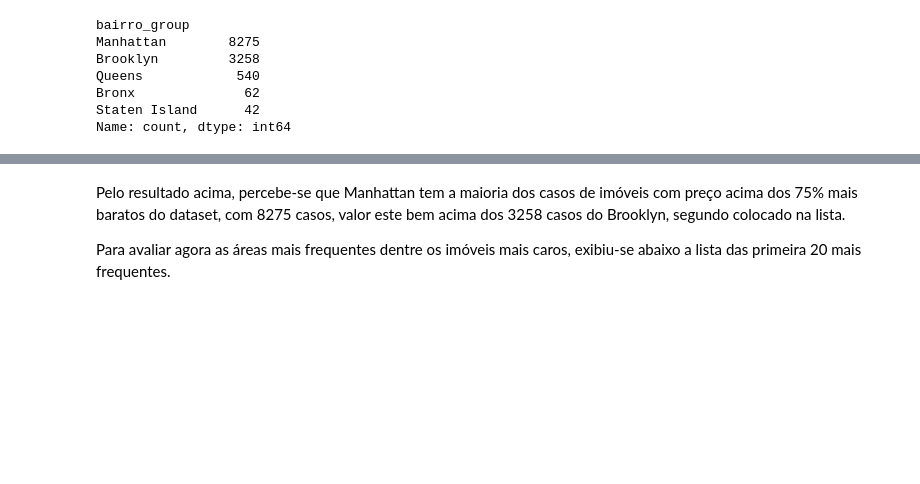
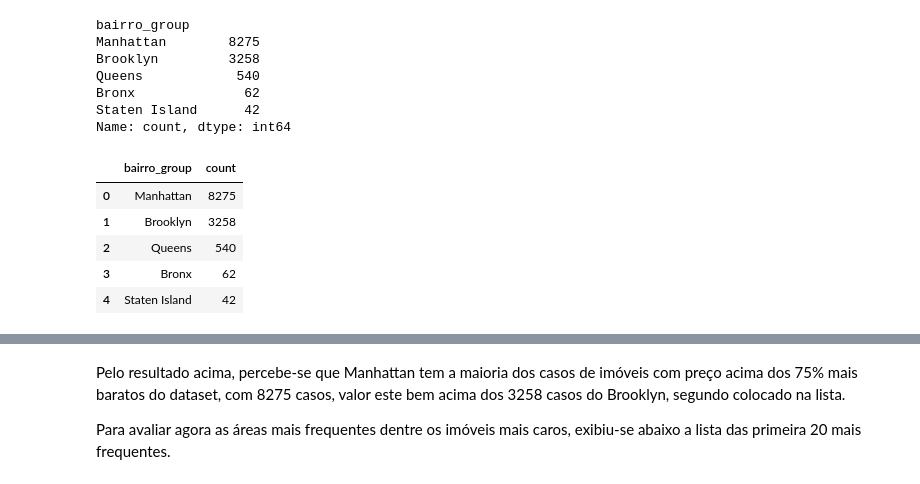
Before and after one commit to rfprates/LH_CD_RODRIGOPRATES, a Jupyter notebook: reports_eda/EDA.ipynb, the cells around one changed output, grey strips where cells are left out. Drawn from its saved outputs; the diff is of its cells as text; code cells hidden in the pictures; blank space fills up the shorter version.

```diff
--- a/reports_eda/EDA.ipynb
+++ b/reports_eda/EDA.ipynb
@@ -645,3 +645,12 @@ Queens            540
 Bronx              62
 Staten Island      42
 Name: count, dtype: int64
+# %%
+df_most_expensive['bairro_group'].value_counts().reset_index()
+# %% [output]
+|  | bairro_group | count |
+| 0 | Manhattan | 8275 |
+| 1 | Brooklyn | 3258 |
+| 2 | Queens | 540 |
+| 3 | Bronx | 62 |
+| 4 | Staten Island | 42 |
```
Also changed, not shown: parts of 1 cell of this notebook.
